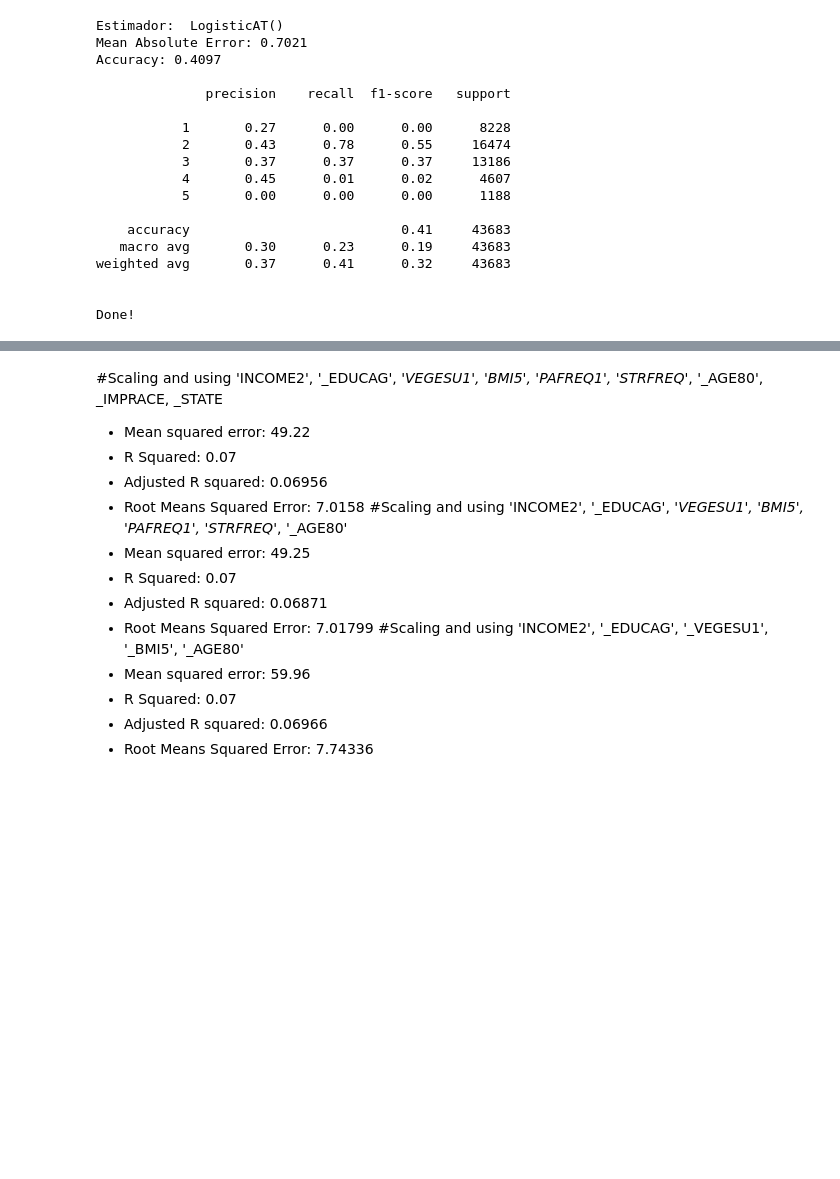
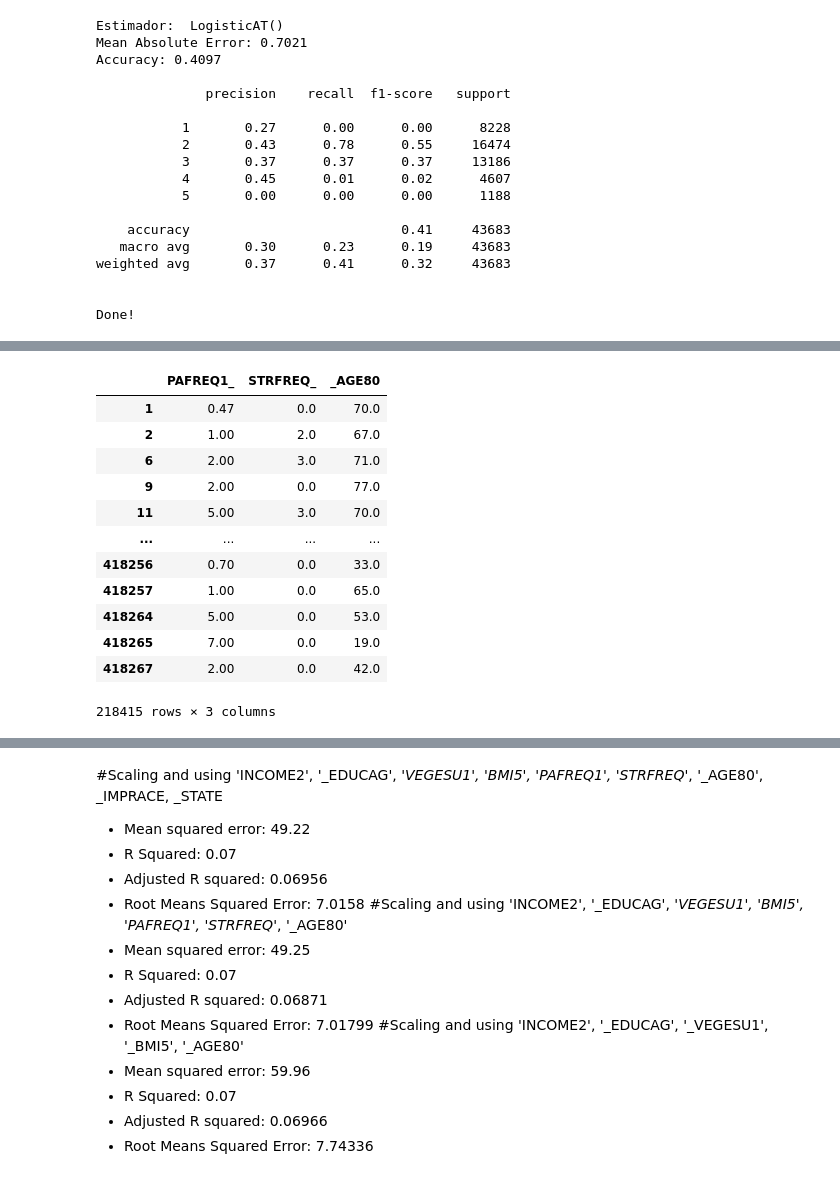
Before and after one commit to EMarksCyr/Final_Project_Health_Outcome_Prediction, a Jupyter notebook: analysis/ordinal_logistic_regression.ipynb, the cells around one changed output, grey strips where cells are left out. Drawn from its saved outputs; the diff is of its cells as text; code cells hidden in the pictures; blank space fills up the shorter version.

```diff
--- a/analysis/ordinal_logistic_regression.ipynb
+++ b/analysis/ordinal_logistic_regression.ipynb
@@ -462,0 +437,3 @@ plt.show()
+# %%
+#Narrowing down features
+gen_health2_df = gen_health_df.drop(["INCOME2","_EDUCAG","_VEGESU1"], axis=1)
@@ -462,0 +448,18 @@ plt.show()
+# %%
+#Define the features set
+X = gen_health2_df.drop("GENHLTH", axis=1)
+X
+# %% [output]
+|  | PAFREQ1_ | STRFREQ_ | _AGE80 |
+| 1 | 0.47 | 0.0 | 70.0 |
+| 2 | 1.00 | 2.0 | 67.0 |
+| 6 | 2.00 | 3.0 | 71.0 |
+| 9 | 2.00 | 0.0 | 77.0 |
+| 11 | 5.00 | 3.0 | 70.0 |
+| ... | ... | ... | ... |
+| 418256 | 0.70 | 0.0 | 33.0 |
+| 418257 | 1.00 | 0.0 | 65.0 |
+| 418264 | 5.00 | 0.0 | 53.0 |
+| 418265 | 7.00 | 0.0 | 19.0 |
+| 418267 | 2.00 | 0.0 | 42.0 |
+218415 rows × 3 columns
```
Also changed, not shown: parts of 20 cells of this notebook, 1 other file.
